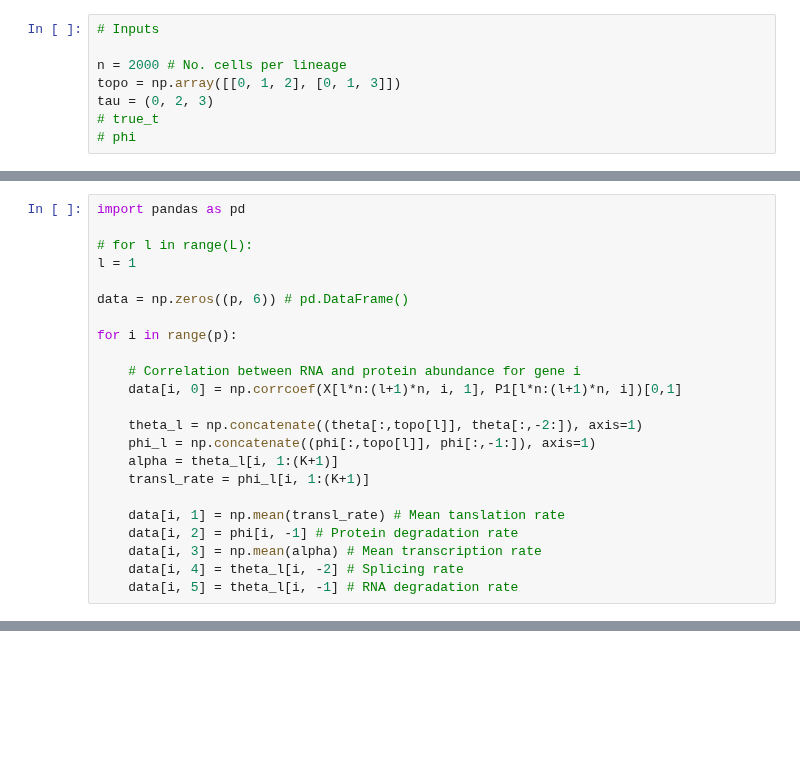
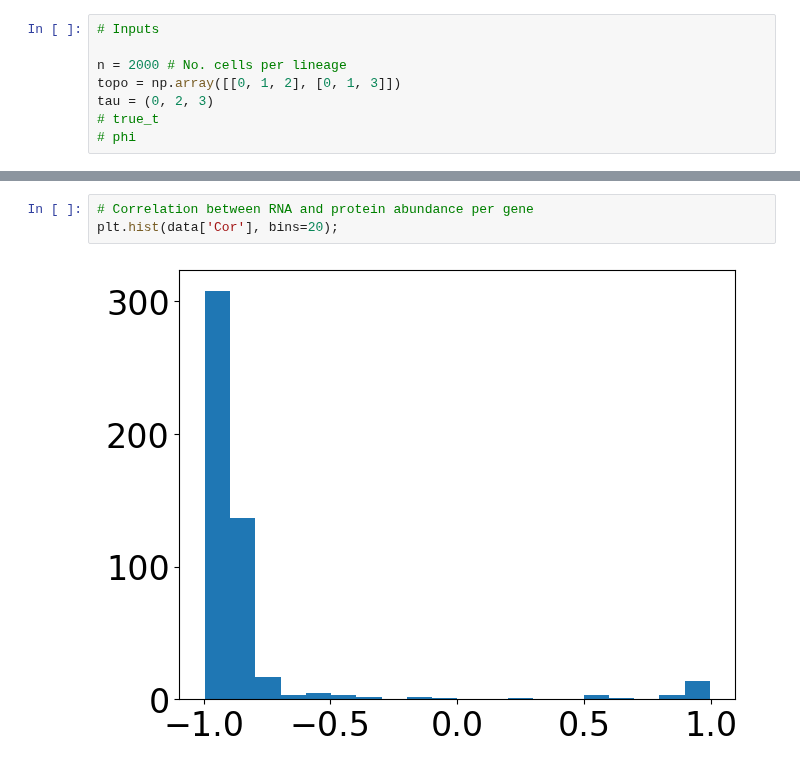
Before and after one commit to reliscu/chronocell_simulations, a Jupyter notebook: simulate_data.ipynb, the cells around one changed output, grey strips where cells are left out. Drawn from its saved outputs; the diff is of its cells as text; blank space fills up the shorter version.

```diff
--- a/simulate_data.ipynb
+++ b/simulate_data.ipynb
@@ -241,23 +182,0 @@ P1 = np.random.poisson(P)
-# %%
-import pandas as pd
-
-# for l in range(L):
-l = 1
-
-data = np.zeros((p, 6)) # pd.DataFrame()
-
-for i in range(p):
-
-    # Correlation between RNA and protein abundance for gene i
-    data[i, 0] = np.corrcoef(X[l*n:(l+1)*n, i, 1], P1[l*n:(l+1)*n, i])[0,1]
-
-    theta_l = np.concatenate((theta[:,topo[l]], theta[:,-2:]), axis=1)
-    phi_l = np.concatenate((phi[:,topo[l]], phi[:,-1:]), axis=1)
-    alpha = theta_l[i, 1:(K+1)]
-    transl_rate = phi_l[i, 1:(K+1)]
-
-    data[i, 1] = np.mean(transl_rate) # Mean tanslation rate
-    data[i, 2] = phi[i, -1] # Protein degradation rate
-    data[i, 3] = np.mean(alpha) # Mean transcription rate
-    data[i, 4] = theta_l[i, -2] # Splicing rate
-    data[i, 5] = theta_l[i, -1] # RNA degradation rate
@@ -268,0 +239,5 @@ plt.hist(data[:,0], bins=20);
+# %%
+# Correlation between RNA and protein abundance per gene
+plt.hist(data['Cor'], bins=20);
+# %% [output]
+[figure, added]
```
Also changed, not shown: parts of 27 cells of this notebook, 1 other file.
